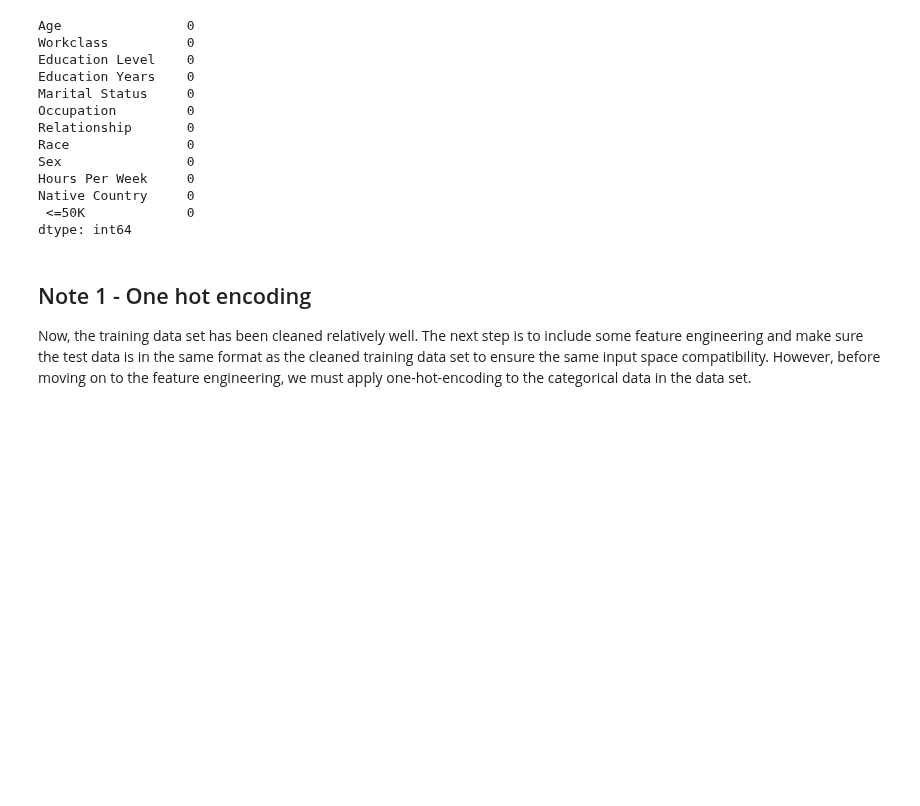
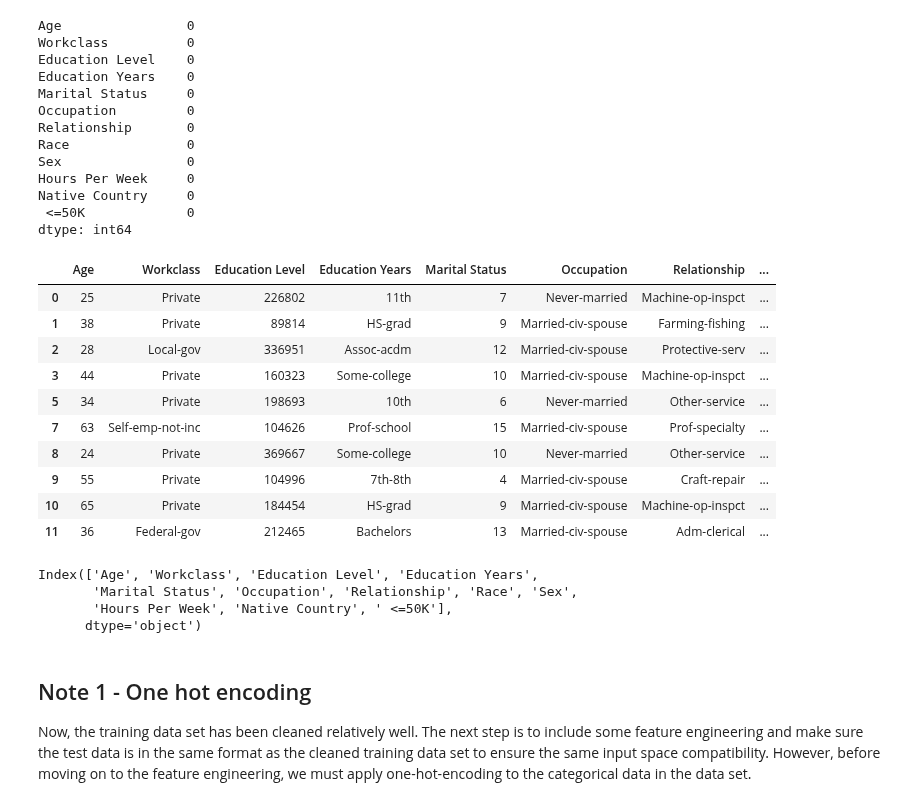
Before and after one commit to felixsimard/comp551-p1, a Jupyter notebook: EDA-adult.ipynb, the cells around one changed output. Drawn from its saved outputs; the diff is of its cells as text; code cells hidden in the pictures; blank space fills up the shorter version.

```diff
--- a/EDA-adult.ipynb
+++ b/EDA-adult.ipynb
@@ -65,6 +71,8 @@ train.rename(columns = {" United-States": "Native Country",
 # %%
 # Removing this feature because data is incomprehensible
 train.drop(" 77516", axis=1, inplace=True)
+
+test.drop("Will Drop You", axis=1, inplace=True)
 # %%
 train.columns
 # %% [output]
@@ -248,6 +306,27 @@ Hours Per Week     0
 Native Country     0
  <=50K             0
 dtype: int64
+# %%
+test.head(10)
+# %% [output]
+|  | Age | Workclass | Education Level | Education Years | Marital Status | Occupation | Relationship | ... |
+| 0 | 25 | Private | 226802 | 11th | 7 | Never-married | Machine-op-inspct | ... |
+| 1 | 38 | Private | 89814 | HS-grad | 9 | Married-civ-spouse | Farming-fishing | ... |
+| 2 | 28 | Local-gov | 336951 | Assoc-acdm | 12 | Married-civ-spouse | Protective-serv | ... |
+| 3 | 44 | Private | 160323 | Some-college | 10 | Married-civ-spouse | Machine-op-inspct | ... |
+| 5 | 34 | Private | 198693 | 10th | 6 | Never-married | Other-service | ... |
+| 7 | 63 | Self-emp-not-inc | 104626 | Prof-school | 15 | Married-civ-spouse | Prof-specialty | ... |
+| 8 | 24 | Private | 369667 | Some-college | 10 | Never-married | Other-service | ... |
+| 9 | 55 | Private | 104996 | 7th-8th | 4 | Married-civ-spouse | Craft-repair | ... |
+| 10 | 65 | Private | 184454 | HS-grad | 9 | Married-civ-spouse | Machine-op-inspct | ... |
+| 11 | 36 | Federal-gov | 212465 | Bachelors | 13 | Married-civ-spouse | Adm-clerical | ... |
+# %%
+test.columns
+# %% [output]
+Index(['Age', 'Workclass', 'Education Level', 'Education Years',
+       'Marital Status', 'Occupation', 'Relationship', 'Race', 'Sex',
+       'Hours Per Week', 'Native Country', ' <=50K'],
+      dtype='object')
 # %% [markdown]
 ## Note 1 - One hot encoding
 
```
Also changed, not shown: parts of 19 cells of this notebook, 2 other files.
